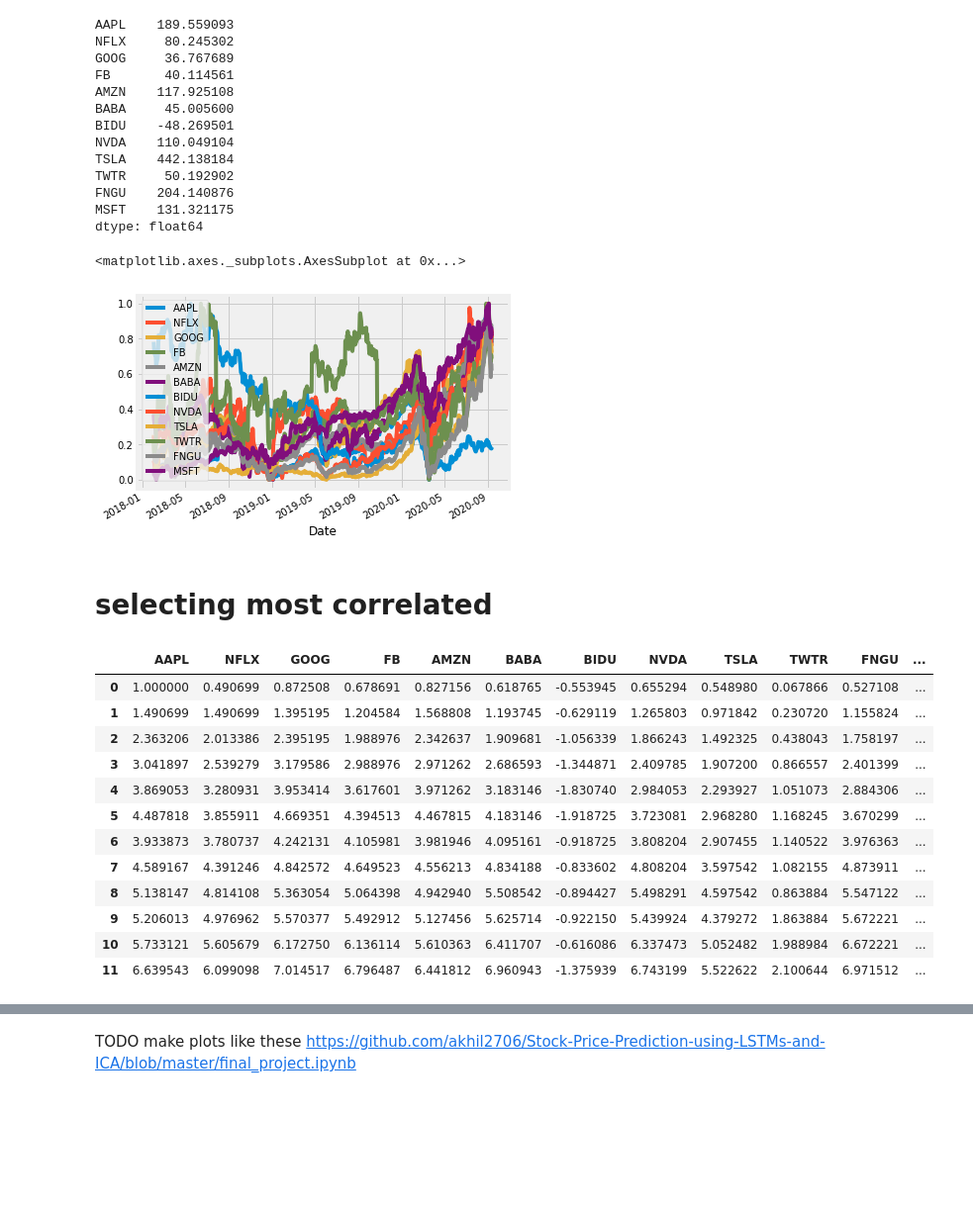
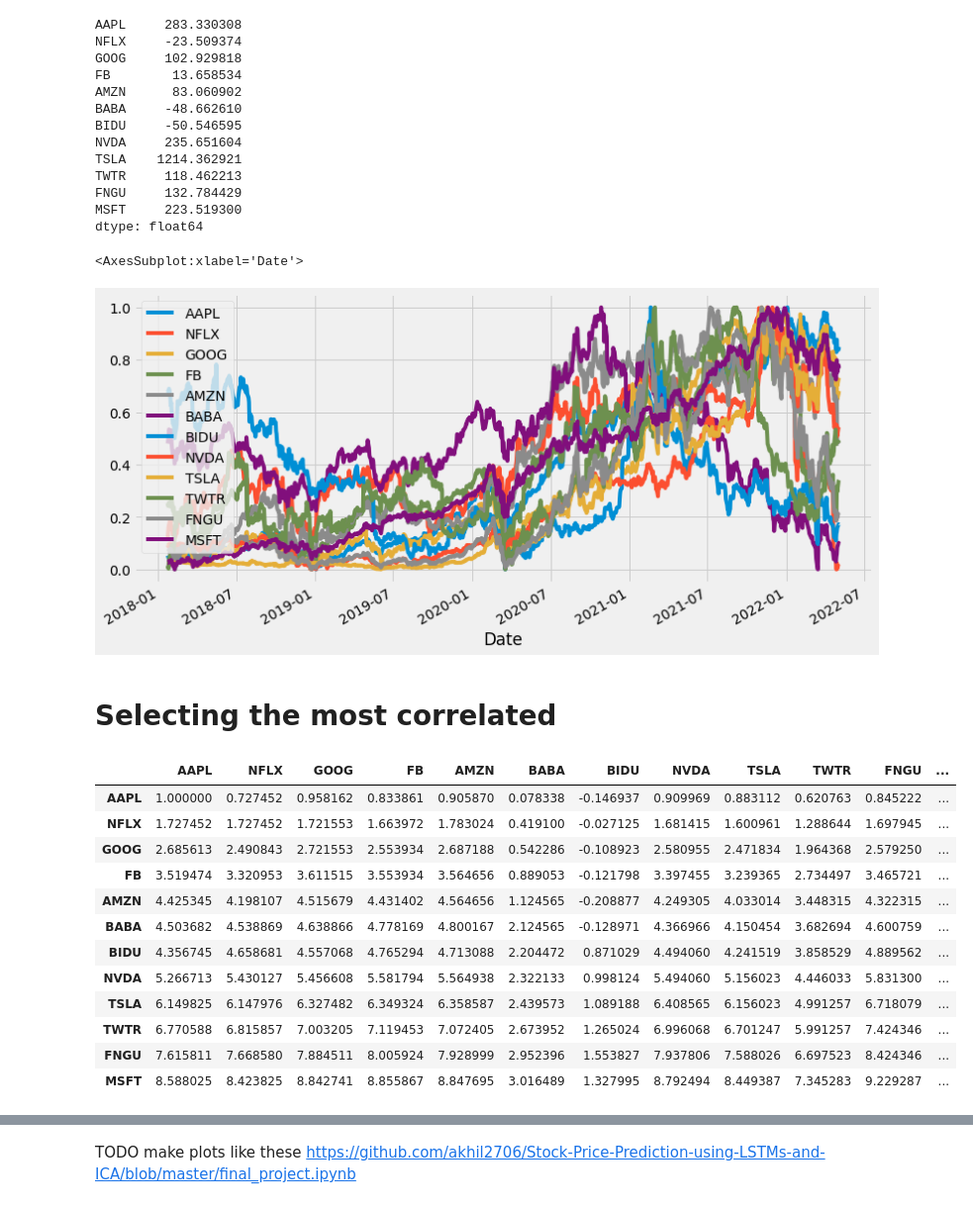
Before and after one commit to alik604/algorithmic-trading, a Jupyter notebook: FNGU ICA.ipynb, the cells around one changed output, grey strips where cells are left out. Shown at 99% size. Drawn from its saved outputs; the diff is of its cells as text; code cells hidden in the pictures; blank space fills up the shorter version.

```diff
--- a/FNGU ICA.ipynb
+++ b/FNGU ICA.ipynb
@@ -10,7 +10,7 @@ import math
 from sklearn.metrics import mean_squared_error
 from sklearn.preprocessing import MinMaxScaler
 
-!pip install yfinance
+# !pip install yfinance
 import yfinance as yf
 
 from IPython.core.interactiveshell import InteractiveShell
@@ -23,11 +23,12 @@ import matplotlib.pyplot as plt
 
 # Control the default size of figures in this Jupyter notebook
 %pylab inline
-pylab.rcParams['figure.figsize'] = (15, 9)   # Change the size of plots
+pylab.rcParams['figure.figsize'] = (12, 6)   # Change the size of plots
 plt.style.use('fivethirtyeight')
 
 
-#start = datetime.datetime(2016,1,1)
-start = datetime.datetime(2018, 2, 1)
-end   = datetime.datetime(2020, 9, 13)#datetime.date.today()
+start = datetime.datetime(2016,1,1)
+# start = datetime.datetime(2018, 2, 1)
+# end = datetime.datetime(2020, 9, 13)
+end = datetime.date.today()
 # %% [output]
@@ -85,4 +74,7 @@ stocks.plot(grid = True)
 # %%
 np.sum(stocks.isna())
+stocks.shape
+stocks.dropna(inplace=True)
+stocks.shape
 stocks.head(5)
 # %% [output]
@@ -111,18 +105,18 @@ roi = (stocks.iloc[-1] - stocks.iloc[1])/stocks.iloc[1]
 roi = roi*100
 roi
 # %% [output]
-AAPL    189.559093
-NFLX     80.245302
-GOOG     36.767689
-FB       40.114561
-AMZN    117.925108
-BABA     45.005600
-BIDU    -48.269501
-NVDA    110.049104
-TSLA    442.138184
-TWTR     50.192902
-FNGU    204.140876
-MSFT    131.321175
+AAPL     283.330308
+NFLX     -23.509374
+GOOG     102.929818
+FB        13.658534
+AMZN      83.060902
+BABA     -48.662610
+BIDU     -50.546595
+NVDA     235.651604
+TSLA    1214.362921
+TWTR     118.462213
+FNGU     132.784429
+MSFT     223.519300
 dtype: float64
 # %%
 def normIt(df):
@@ -132,29 +126,29 @@ def normIt(df):
 stocks_norm = normIt(stocks)
 stocks_norm.plot()
 # %% [output]
-<matplotlib.axes._subplots.AxesSubplot at 0x...>
+<AxesSubplot:xlabel='Date'>
-[figure, old version]
+[figure, new version]
 # %% [markdown]
-# selecting most correlated
+# Selecting the most correlated
 # %%
 from scipy.stats import spearmanr
-stocks_norm_spearmanr = pd.DataFrame(spearmanr(stocks_norm)[0], columns=stocks.columns)
+stocks_norm_spearmanr = pd.DataFrame(spearmanr(stocks_norm)[0], columns=stocks.columns, index=stocks.columns)
 stocks_norm_spearmanr_cumSum = stocks_norm_spearmanr.cumsum()
 stocks_norm_spearmanr_cumSum
 # %% [output]
 |  | AAPL | NFLX | GOOG | FB | AMZN | BABA | BIDU | NVDA | TSLA | TWTR | FNGU | ... |
-| 0 | 1.000000 | 0.490699 | 0.872508 | 0.678691 | 0.827156 | 0.618765 | -0.553945 | 0.655294 | 0.548980 | 0.067866 | 0.527108 | ... |
-| 1 | 1.490699 | 1.490699 | 1.395195 | 1.204584 | 1.568808 | 1.193745 | -0.629119 | 1.265803 | 0.971842 | 0.230720 | 1.155824 | ... |
-| 2 | 2.363206 | 2.013386 | 2.395195 | 1.988976 | 2.342637 | 1.909681 | -1.056339 | 1.866243 | 1.492325 | 0.438043 | 1.758197 | ... |
-| 3 | 3.041897 | 2.539279 | 3.179586 | 2.988976 | 2.971262 | 2.686593 | -1.344871 | 2.409785 | 1.907200 | 0.866557 | 2.401399 | ... |
-| 4 | 3.869053 | 3.280931 | 3.953414 | 3.617601 | 3.971262 | 3.183146 | -1.830740 | 2.984053 | 2.293927 | 1.051073 | 2.884306 | ... |
-| 5 | 4.487818 | 3.855911 | 4.669351 | 4.394513 | 4.467815 | 4.183146 | -1.918725 | 3.723081 | 2.968280 | 1.168245 | 3.670299 | ... |
-| 6 | 3.933873 | 3.780737 | 4.242131 | 4.105981 | 3.981946 | 4.095161 | -0.918725 | 3.808204 | 2.907455 | 1.140522 | 3.976363 | ... |
-| 7 | 4.589167 | 4.391246 | 4.842572 | 4.649523 | 4.556213 | 4.834188 | -0.833602 | 4.808204 | 3.597542 | 1.082155 | 4.873911 | ... |
-| 8 | 5.138147 | 4.814108 | 5.363054 | 5.064398 | 4.942940 | 5.508542 | -0.894427 | 5.498291 | 4.597542 | 0.863884 | 5.547122 | ... |
-| 9 | 5.206013 | 4.976962 | 5.570377 | 5.492912 | 5.127456 | 5.625714 | -0.922150 | 5.439924 | 4.379272 | 1.863884 | 5.672221 | ... |
-| 10 | 5.733121 | 5.605679 | 6.172750 | 6.136114 | 5.610363 | 6.411707 | -0.616086 | 6.337473 | 5.052482 | 1.988984 | 6.672221 | ... |
-| 11 | 6.639543 | 6.099098 | 7.014517 | 6.796487 | 6.441812 | 6.960943 | -1.375939 | 6.743199 | 5.522622 | 2.100644 | 6.971512 | ... |
+| AAPL | 1.000000 | 0.727452 | 0.958162 | 0.833861 | 0.905870 | 0.078338 | -0.146937 | 0.909969 | 0.883112 | 0.620763 | 0.845222 | ... |
+| NFLX | 1.727452 | 1.727452 | 1.721553 | 1.663972 | 1.783024 | 0.419100 | -0.027125 | 1.681415 | 1.600961 | 1.288644 | 1.697945 | ... |
+| GOOG | 2.685613 | 2.490843 | 2.721553 | 2.553934 | 2.687188 | 0.542286 | -0.108923 | 2.580955 | 2.471834 | 1.964368 | 2.579250 | ... |
+| FB | 3.519474 | 3.320953 | 3.611515 | 3.553934 | 3.564656 | 0.889053 | -0.121798 | 3.397455 | 3.239365 | 2.734497 | 3.465721 | ... |
+| AMZN | 4.425345 | 4.198107 | 4.515679 | 4.431402 | 4.564656 | 1.124565 | -0.208877 | 4.249305 | 4.033014 | 3.448315 | 4.322315 | ... |
+| BABA | 4.503682 | 4.538869 | 4.638866 | 4.778169 | 4.800167 | 2.124565 | -0.128971 | 4.366966 | 4.150454 | 3.682694 | 4.600759 | ... |
+| BIDU | 4.356745 | 4.658681 | 4.557068 | 4.765294 | 4.713088 | 2.204472 | 0.871029 | 4.494060 | 4.241519 | 3.858529 | 4.889562 | ... |
+| NVDA | 5.266713 | 5.430127 | 5.456608 | 5.581794 | 5.564938 | 2.322133 | 0.998124 | 5.494060 | 5.156023 | 4.446033 | 5.831300 | ... |
+| TSLA | 6.149825 | 6.147976 | 6.327482 | 6.349324 | 6.358587 | 2.439573 | 1.089188 | 6.408565 | 6.156023 | 4.991257 | 6.718079 | ... |
+| TWTR | 6.770588 | 6.815857 | 7.003205 | 7.119453 | 7.072405 | 2.673952 | 1.265024 | 6.996068 | 6.701247 | 5.991257 | 7.424346 | ... |
+| FNGU | 7.615811 | 7.668580 | 7.884511 | 8.005924 | 7.928999 | 2.952396 | 1.553827 | 7.937806 | 7.588026 | 6.697523 | 8.424346 | ... |
+| MSFT | 8.588025 | 8.423825 | 8.842741 | 8.855867 | 8.847695 | 3.016489 | 1.327995 | 8.792494 | 8.449387 | 7.345283 | 9.229287 | ... |
 # %%
 corrwith = stocks_norm.corr()
 corr_cumSum= corrwith.cumsum()
```
Also changed, not shown: parts of 40 cells of this notebook, 2 other files.
